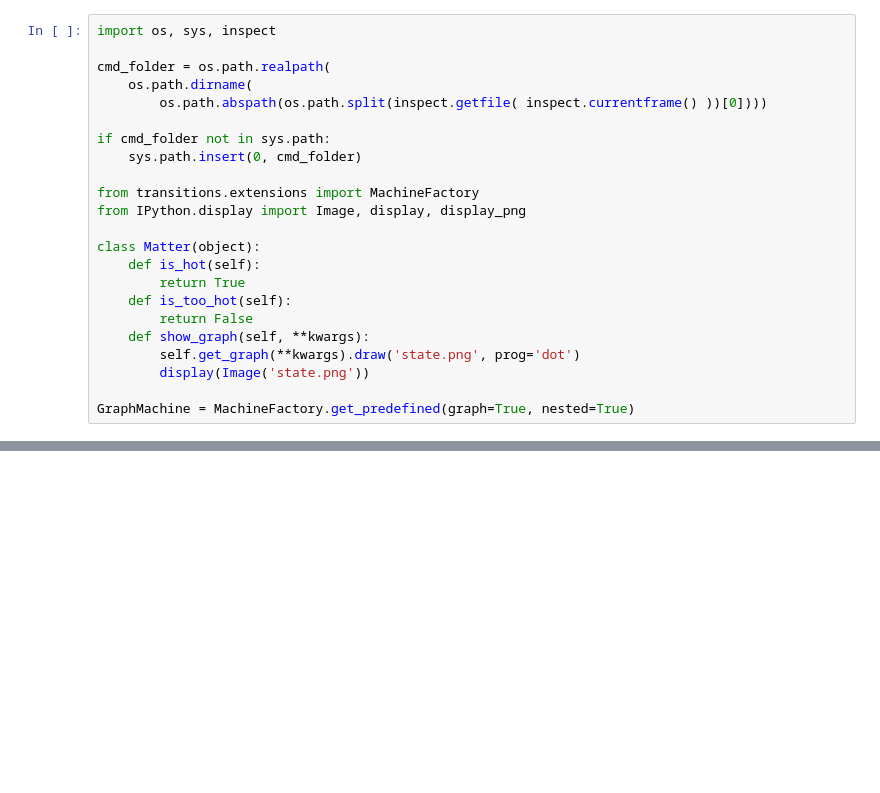
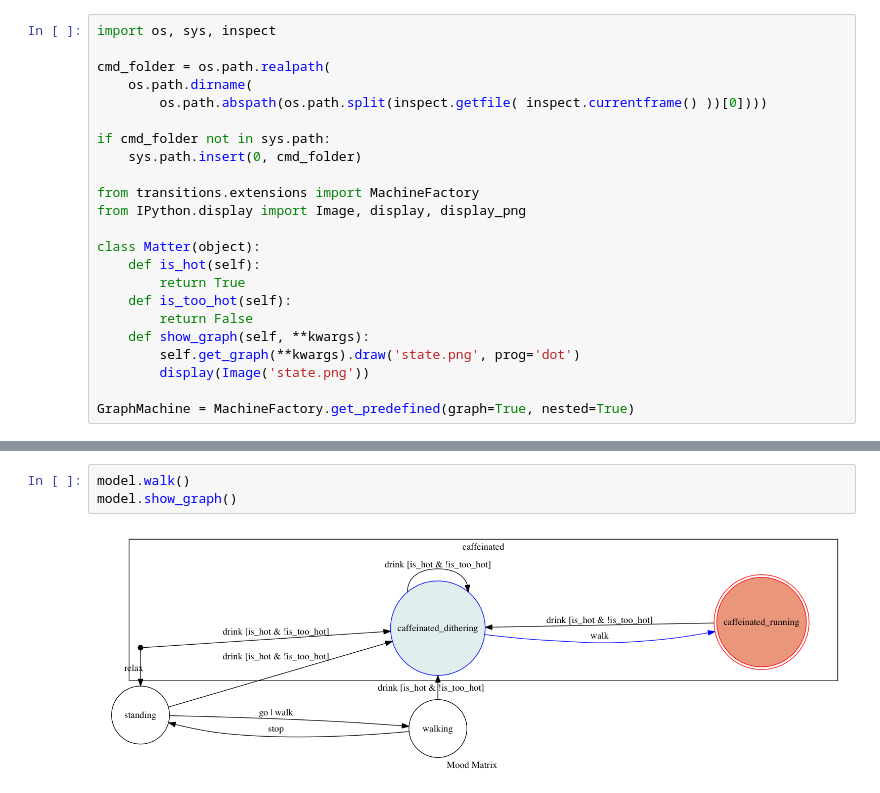
Before and after one commit to pytransitions/transitions, a Jupyter notebook: examples/Graph MIxin Demo Nested.ipynb, the cells around one changed output, grey strips where cells are left out. Cells and saved outputs as stored; diff of their text form; blank space fills up the shorter version.

Commit message:
reworked nested graph representation

```diff
--- a/examples/Graph MIxin Demo Nested.ipynb
+++ b/examples/Graph MIxin Demo Nested.ipynb
@@ -57,3 +57,8 @@ model.show_graph()
+# %%
+model.walk()
+model.show_graph()
+# %% [output]
+[figure, added]
 # %%
 model.relax()
 model.show_graph()
```
Also changed, not shown: parts of 7 cells of this notebook, 4 other files.
